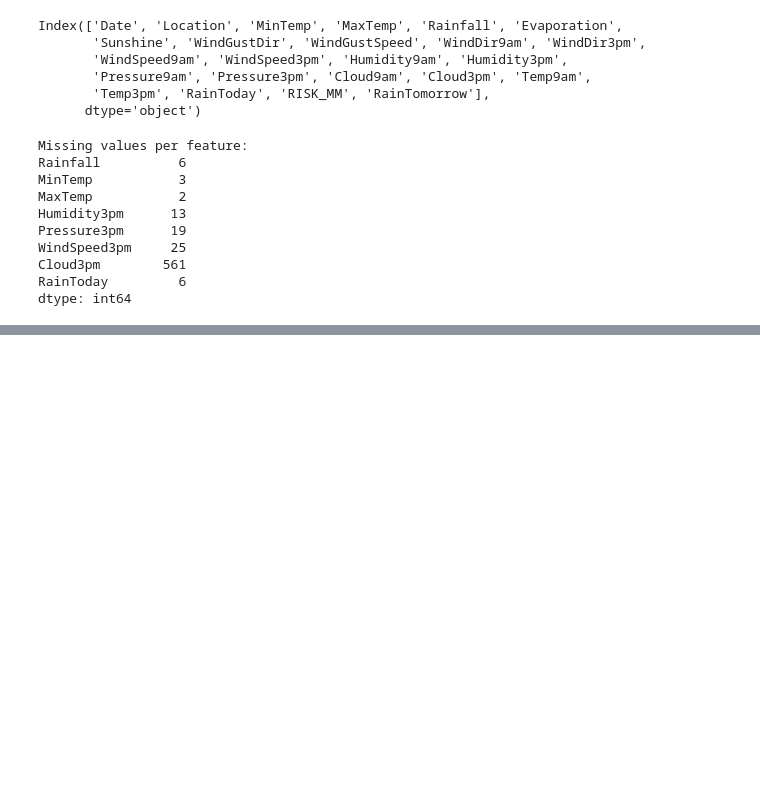
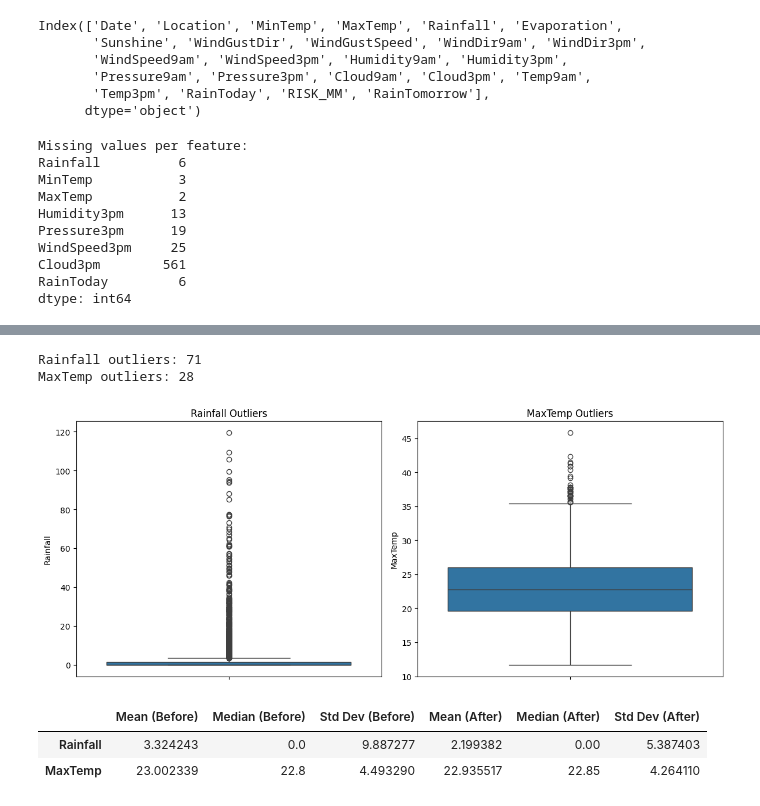
Before and after one commit to Mahyar-mhn/WeatherAUS_Rainfall_Regression_Analysis, a Jupyter notebook: main.ipynb, the cells around one changed output, grey strips where cells are left out. Saved outputs shown, nothing was run; the diff lists cells and outputs as text; code cells hidden in the pictures; blank space fills up the shorter version.

Commit message:
remove outliers and draw boxplots for one feature and Rainfall

```diff
--- a/main.ipynb
+++ b/main.ipynb
@@ -66,0 +88,10 @@ dtype: int64
+# %%
+# Handle missing values
+df_selected["MinTemp"].fillna(df_selected["MinTemp"].mean(), inplace=True)
+df_selected["MaxTemp"].fillna(df_selected["MaxTemp"].mean(), inplace=True)
+df_selected["Humidity3pm"].fillna(df_selected["Humidity3pm"].median(), inplace=True)
+df_selected["Pressure3pm"].fillna(df_selected["Pressure3pm"].mean(), inplace=True)
+df_selected["WindSpeed3pm"].fillna(df_selected["WindSpeed3pm"].median(), inplace=True)
+df_selected["Cloud3pm"].fillna(df_selected["Cloud3pm"].mode()[0], inplace=True)
+df_selected["RainToday"].fillna(df_selected["RainToday"].mode()[0], inplace=True)
+df_selected["Rainfall"].fillna(df_selected["Rainfall"].median(), inplace=True)
@@ -66,0 +112,31 @@ dtype: int64
+# %%
+# Compute z-scores
+rainfall_z = (df_selected["Rainfall"] - df_selected["Rainfall"].mean()) / df_selected["Rainfall"].std()
+maxtemp_z = (df_selected["MaxTemp"] - df_selected["MaxTemp"].mean()) / df_selected["MaxTemp"].std()
+
+# Identify outliers (|z| > 3)
+rainfall_outliers = df_selected[np.abs(rainfall_z) > 3]
+maxtemp_outliers = df_selected[np.abs(maxtemp_z) > 3]
+
+# Count outliers
+print(f"Rainfall outliers: {rainfall_outliers.shape[0]}")
+print(f"MaxTemp outliers: {maxtemp_outliers.shape[0]}")
+# %% [output]
+Rainfall outliers: 71
+MaxTemp outliers: 28
+# %%
+# Visualize outliers using boxplots
+plt.figure(figsize=(12, 5))
+
+plt.subplot(1, 2, 1)
+sns.boxplot(y=df_selected["Rainfall"])
+plt.title("Rainfall Outliers")
+
+plt.subplot(1, 2, 2)
+sns.boxplot(y=df_selected["MaxTemp"])
+plt.title("MaxTemp Outliers")
+
+plt.tight_layout()
+plt.show()
+# %% [output]
+[figure, added]
@@ -66,0 +156,19 @@ dtype: int64
+# %%
+# Select columns to summarize
+features = ["Rainfall", "MaxTemp"]
+
+# Compute statistics before removal
+summary_before = df_selected[features].agg(["mean", "median", "std"]).T
+summary_before.columns = ["Mean (Before)", "Median (Before)", "Std Dev (Before)"]
+
+# Compute statistics after removal
+summary_after = df_clean[features].agg(["mean", "median", "std"]).T
+summary_after.columns = ["Mean (After)", "Median (After)", "Std Dev (After)"]
+
+# Combine for comparison
+summary_comparison = pd.concat([summary_before, summary_after], axis=1)
+summary_comparison
+# %% [output]
+|  | Mean (Before) | Median (Before) | Std Dev (Before) | Mean (After) | Median (After) | Std Dev (After) |
+| Rainfall | 3.324243 | 0.0 | 9.887277 | 2.199382 | 0.00 | 5.387403 |
+| MaxTemp | 23.002339 | 22.8 | 4.493290 | 22.935517 | 22.85 | 4.264110 |
```
Also changed, not shown: parts of 6 cells of this notebook.
